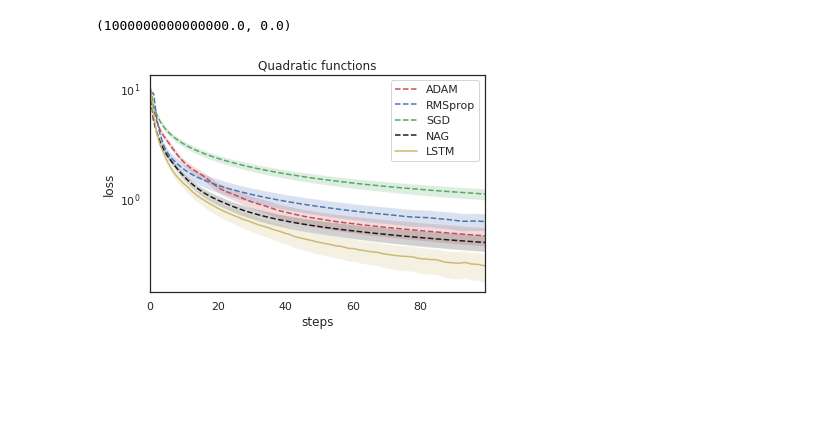
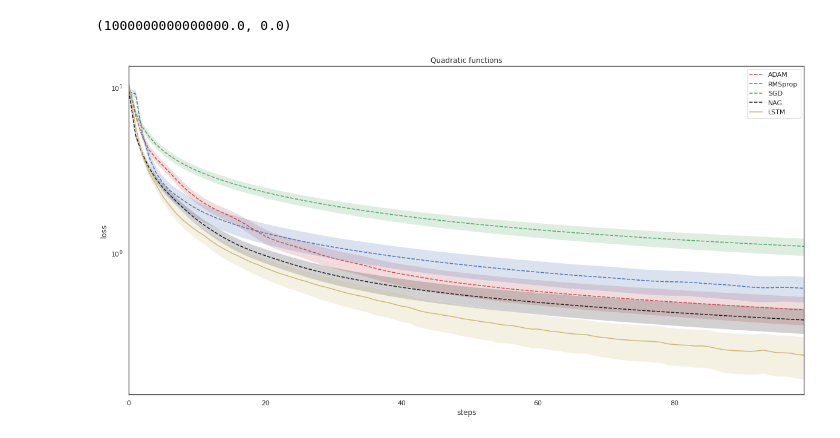
Before and after one commit to BetterThanButter/learning_to_learn_project, a Jupyter notebook: DEMO.ipynb, the cells around one changed output. Drawn from its saved outputs; the diff is of its cells as text; code cells hidden in the pictures; blank space fills up the shorter version.

Commit message:
Plot size updated

```diff
--- a/DEMO.ipynb
+++ b/DEMO.ipynb
@@ -295,13 +297,14 @@ opt.load_state_dict(quad_optimizer)
 np.random.seed(0)
 fit_data[:, :, len(OPT_NAMES)] = np.array([do_fit(opt, None, QuadraticLoss, QuadOptimizee, 1, 100, 100, out_mul=1.0, should_train=False) for _ in range(100)])
 # %%
-ax = sns.tsplot(data=fit_data[:, :, :], condition=OPT_NAMES+['LSTM'], linestyle='--', color=['r', 'b', 'g', 'k', 'y'])
+f, ax = plt.subplots(figsize=(20, 10))
+ax = sns.tsplot(data=fit_data[:, :, :], condition=OPT_NAMES+['LSTM'], linestyle='--', color=['r', 'b', 'g', 'k', 'y'], ax=ax)
 ax.lines[-1].set_linestyle('-')
 ax.legend()
 plt.yscale('log')
 plt.xlabel('steps')
 plt.ylabel('loss')
 plt.title('Quadratic functions')
 plt.show()
 # %% [output]
-[figure, old version]
+[figure, new version]
```
Also changed, not shown: parts of 1 cell of this notebook.
